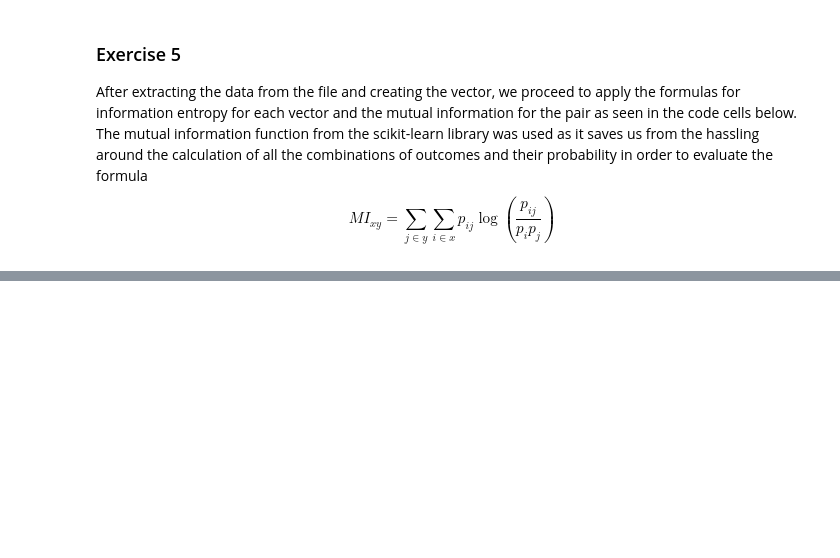
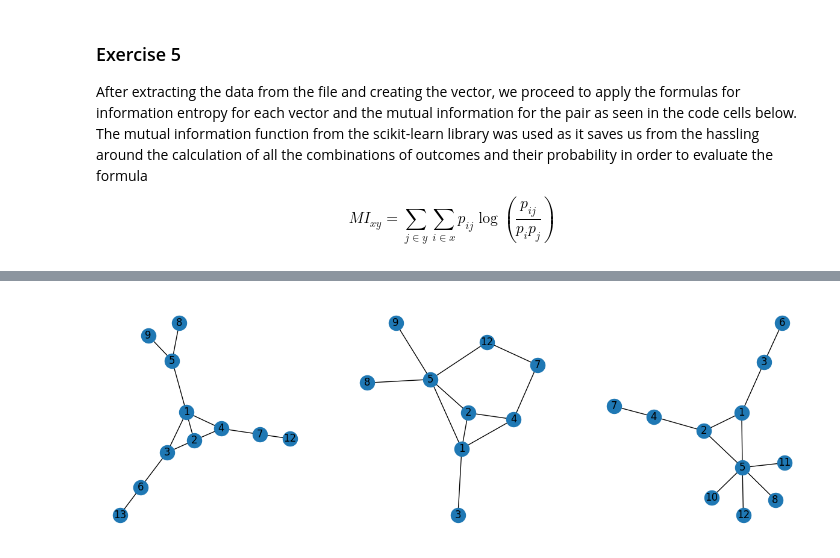
Before and after one commit to iflipe/data-structures-2, a Jupyter notebook: U1/U1T1/U1T1.ipynb, the cells around one changed output, grey strips where cells are left out. Drawn from its saved outputs; the diff is of its cells as text; code cells hidden in the pictures; blank space fills up the shorter version.

```diff
--- a/U1/U1T1/U1T1.ipynb
+++ b/U1/U1T1/U1T1.ipynb
@@ -185,0 +259,22 @@ nx.draw_networkx(corr_net, with_labels=True, node_size=1000, width=2)
+# %%
+import networkx as nx
+import matplotlib.pyplot as plt
+
+edgelists = [[(1,2), (1,3), (1,4), (1,5), (2,3), (2,4), (3,6), (4,7), (5,8), (5,9), (6,13), (7,12)],
+             [(1,2), (1,3), (1,4), (1,5), (2,4), (2,5), (4,7), (5,8), (5,9), (5,12), (7,12)],
+             [(1,2), (1,3), (1,5), (2,4), (2,5), (3,6), (4,7), (5,8), (5,10), (5,11), (5,12)]]
+
+snap_1 = nx.from_edgelist(edgelists[0])
+snap_2 = nx.from_edgelist(edgelists[1])
+snap_3 = nx.from_edgelist(edgelists[2])
+
+plt.figure(figsize=(15,5))
+plt.subplot(1,3,1)
+nx.draw(snap_1, with_labels=True)
+plt.subplot(1,3,2)
+nx.draw(snap_2, with_labels=True)
+plt.subplot(1,3,3)
+nx.draw(snap_3, with_labels=True)
+plt.show()
+# %% [output]
+[figure, added]
```
Also changed, not shown: parts of 5 cells of this notebook, 3 other files.
